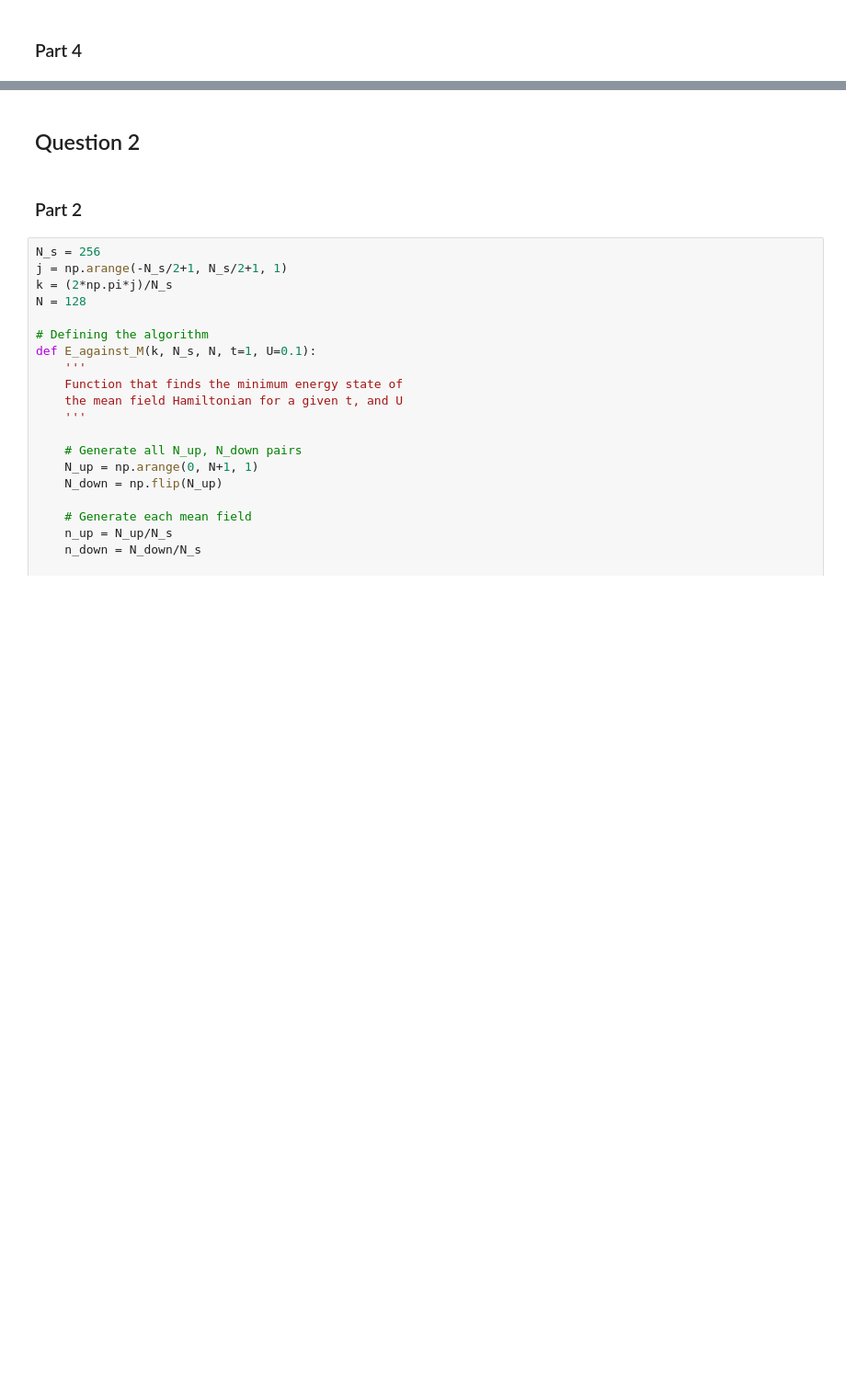
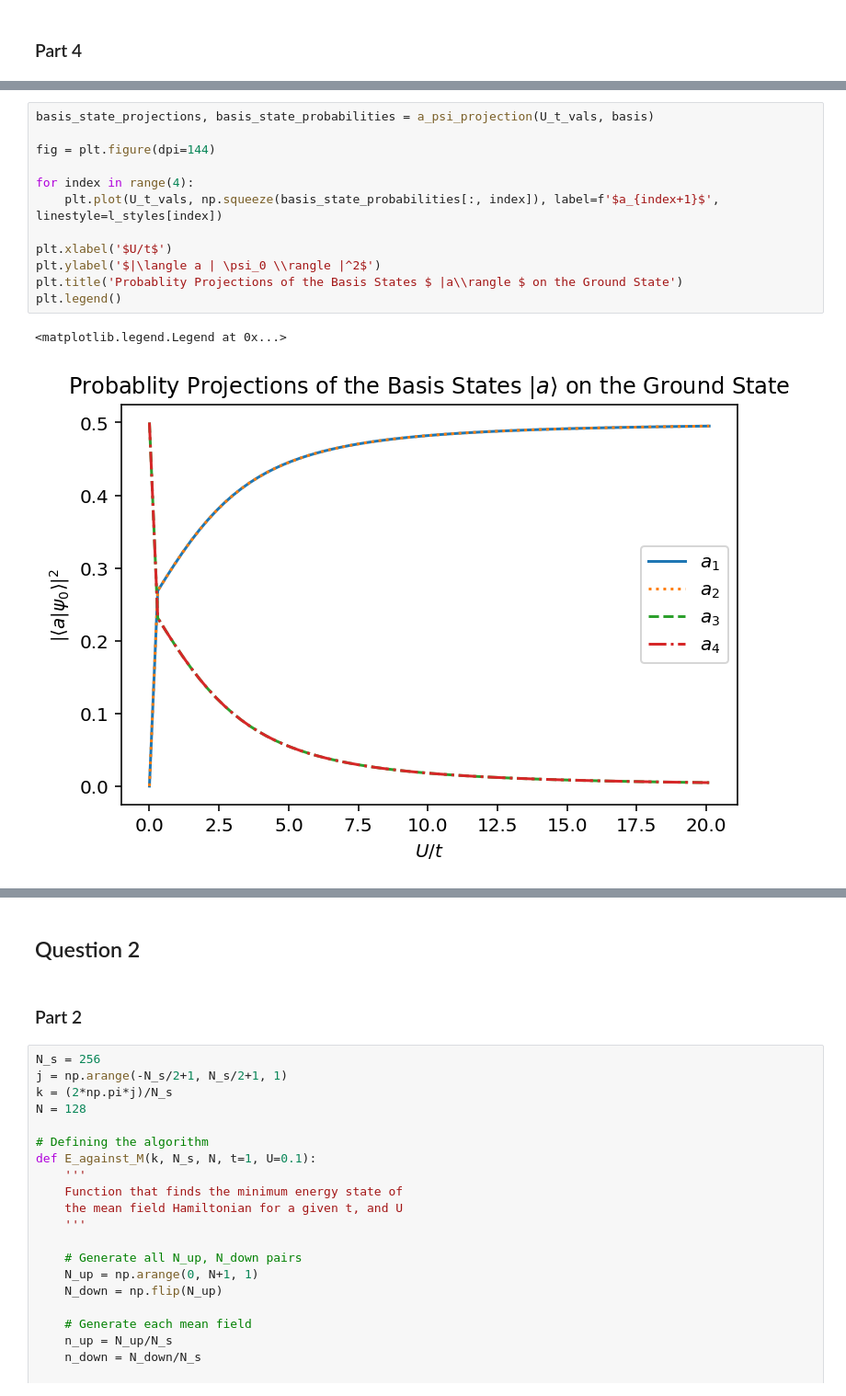
Before and after one commit to joshedmundson/PH4044-Tutorial-2, a Jupyter notebook: PH4044 Tutorial 2 Code.ipynb, the cells around one changed output, grey strips where cells are left out. Shown at 92% size. Saved outputs shown, nothing was run; the diff lists cells and outputs as text; blank space fills up the shorter version.

```diff
--- a/PH4044 Tutorial 2 Code.ipynb
+++ b/PH4044 Tutorial 2 Code.ipynb
@@ -47,0 +83,15 @@ plt.legend()
+# %%
+basis_state_projections, basis_state_probabilities = a_psi_projection(U_t_vals, basis)
+
+fig = plt.figure(dpi=144)
+
+for index in range(4):
+    plt.plot(U_t_vals, np.squeeze(basis_state_probabilities[:, index]), label=f'$a_{index+1}$', linestyle=l_styles[index])
+
+plt.xlabel('$U/t$')
+plt.ylabel('$|\langle a | \psi_0 \\rangle |^2$')
+plt.title('Probablity Projections of the Basis States $ |a\\rangle $ on the Ground State')
+plt.legend()
+# %% [output]
+<matplotlib.legend.Legend at 0x...>
+[figure, added]
```
Also changed, not shown: parts of 10 cells of this notebook.
